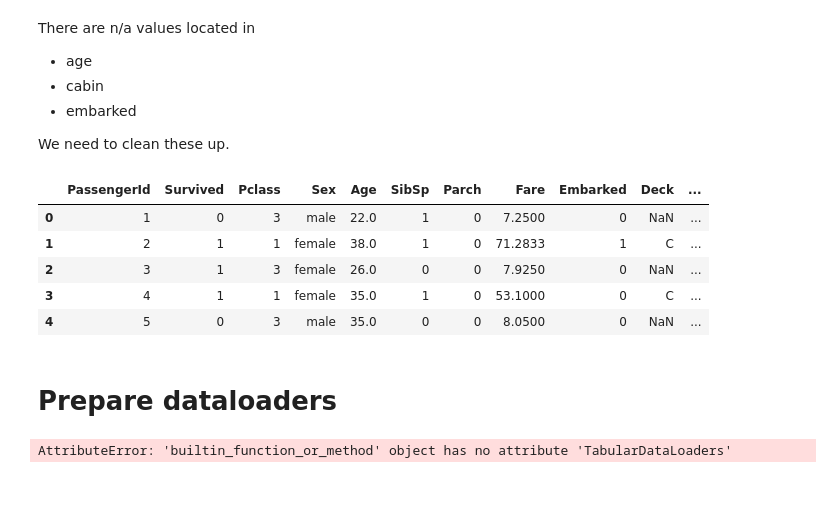
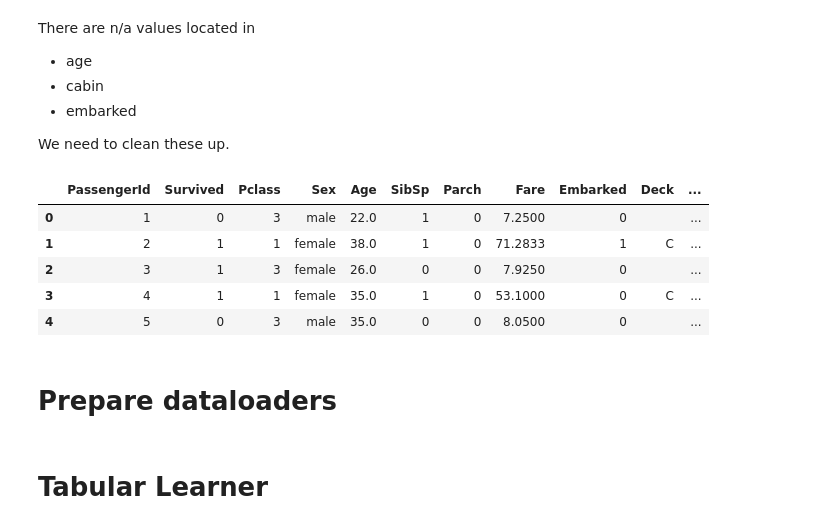
Before and after one commit to duncandonuts911/kaggle-competitions, a Jupyter notebook: 02_petals_to_the_metal_flower_classification/02_petals_to_the_metal_flower_classification.ipynb, the cells around one changed output. Drawn from its saved outputs; the diff is of its cells as text; code cells hidden in the pictures; blank space fills up the shorter version.

Commit message:
Added FillMissing, Normalize

```diff
--- a/02_petals_to_the_metal_flower_classification/02_petals_to_the_metal_flower_classification.ipynb
+++ b/02_petals_to_the_metal_flower_classification/02_petals_to_the_metal_flower_classification.ipynb
@@ -97,45 +97,45 @@ We need to clean these up.
 def preprocess(df):
     df = df.copy()
 
-    df.replace({'Embarked':np.nan}, inplace=True)
-    df.replace({'Age':np.nan}, inplace=True)
-    df.replace({'Cabin':np.nan}, inplace=True)
+    df.replace({'Embarked':(np.nan, '')}, inplace=True)
+    df.replace({'Age':(np.nan, '')}, inplace=True)
+    df.replace({'Cabin':(np.nan, '')}, inplace=True)
 
     # fill nan with assumed values
     df.fillna({'Embarked': 'S'}, inplace=True)
     df.fillna({'Fare': np.mean(df['Fare'])}, inplace=True)
     age_avg = df['Age'].mean()
     age_std = df['Age'].std()
     df.fillna(
         {'Age': np.random.randint(age_avg - age_std, age_avg + age_std)}, inplace=True)
 
     # Extract the deck letter from the cabin
     df['Deck'] = df['Cabin'].str[0]
-    df.replace({'Unknown':''}, inplace=True)
+    df.fillna({'Deck': ''}, inplace=True)
 
     # hot key for female
     df.replace(
         {'Sex':(['male','female'], [0, 1])},
         inplace=True)
 
     df['Embarked'] = df['Embarked'].map( {'S': 0, 'C': 1, 'Q': 2} ).astype('Int64')
     df['family'] = (df['SibSp'] + df['Parch'])
     df['isAlone'] = 1
     df.loc[df['family'] > 0, 'isAlone'] = 0
     delete_columns = ['Name','Ticket','Cabin']
     df.drop(delete_columns, axis=1, inplace=True)
 
     return df
 
 preprocessed_train_df = preprocess(train_df)
 preprocessed_train_df.head(5)
 # %% [output]
 |  | PassengerId | Survived | Pclass | Sex | Age | SibSp | Parch | Fare | Embarked | Deck | ... |
-| 0 | 1 | 0 | 3 | male | 22.0 | 1 | 0 | 7.2500 | 0 | NaN | ... |
+| 0 | 1 | 0 | 3 | male | 22.0 | 1 | 0 | 7.2500 | 0 |  | ... |
 | 1 | 2 | 1 | 1 | female | 38.0 | 1 | 0 | 71.2833 | 1 | C | ... |
-| 2 | 3 | 1 | 3 | female | 26.0 | 0 | 0 | 7.9250 | 0 | NaN | ... |
+| 2 | 3 | 1 | 3 | female | 26.0 | 0 | 0 | 7.9250 | 0 |  | ... |
 | 3 | 4 | 1 | 1 | female | 35.0 | 1 | 0 | 53.1000 | 0 | C | ... |
-| 4 | 5 | 0 | 3 | male | 35.0 | 0 | 0 | 8.0500 | 0 | NaN | ... |
+| 4 | 5 | 0 | 3 | male | 35.0 | 0 | 0 | 8.0500 | 0 |  | ... |
 # %% [markdown]
 # Prepare dataloaders
 # %%
@@ -143,11 +143,11 @@ dep_var = "Survived"
 cat_names= ['Pclass', 'Sex', 'Embarked', 'Deck'] # 'isAlone'
 cont_names = ['Fare', 'Age', 'SibSp', 'Parch'] # family
 
-dls1 = all.TabularDataLoaders.from_df(preprocessed_train_df,
+dls1 = TabularDataLoaders.from_df(preprocessed_train_df,
                     cat_names= cat_names,
                     cont_names = cont_names,
                     y_names= dep_var,
-                    procs = [Categorify]
+                    procs = [Categorify, FillMissing, Normalize]
                                  )
-# %% [output]
-AttributeError: 'builtin_function_or_method' object has no attribute 'TabularDataLoaders'
+# %% [markdown]
+# Tabular Learner
```
Also changed, not shown: parts of 22 cells of this notebook.
